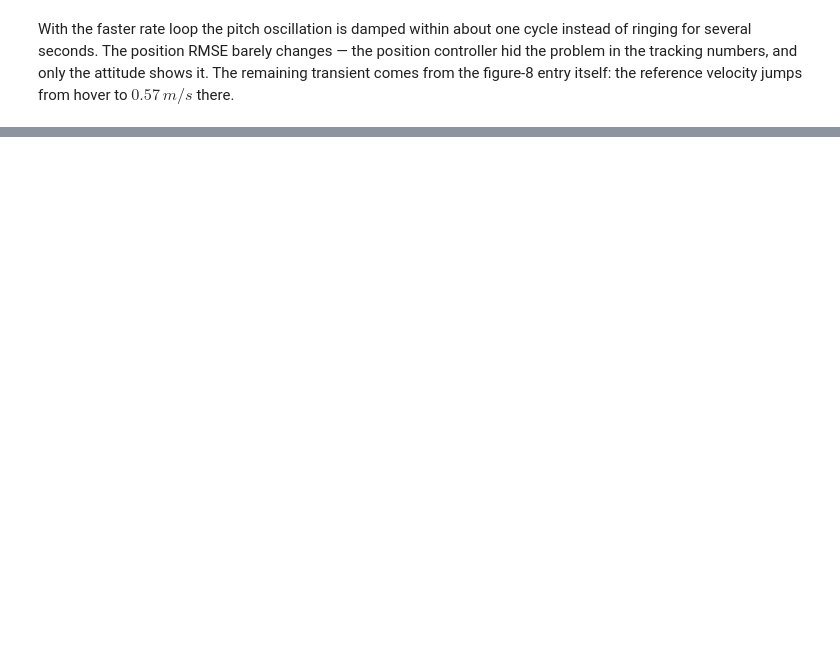
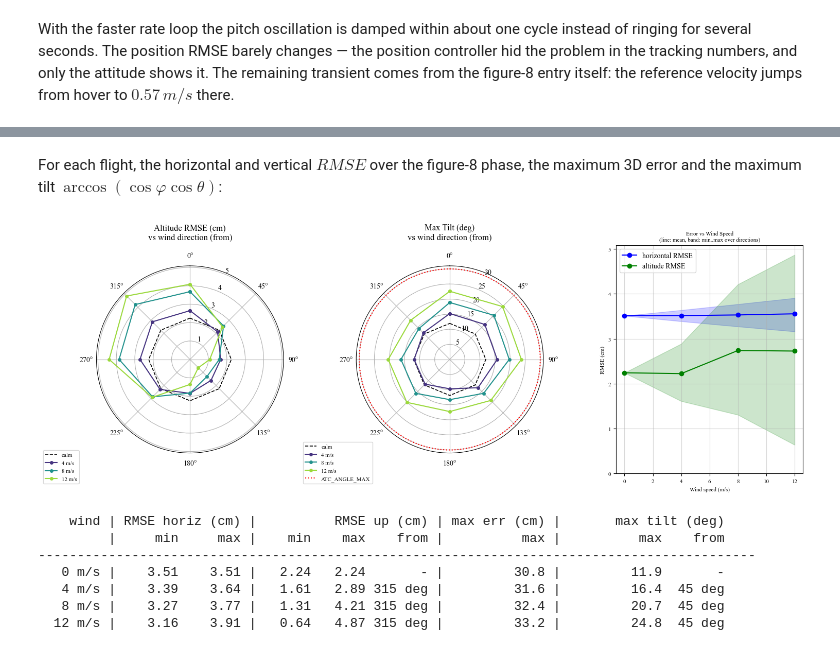
Before and after one commit to c4dynamics/c4dynamics, a Jupyter notebook: docs/source/programs/ardupilot_sim/ardupilot_fig8.ipynb, the cells around one changed output, grey strips where cells are left out. Cells and saved outputs as stored; diff of their text form; code cells hidden in the pictures; blank space fills up the shorter version.

```diff
--- a/docs/source/programs/ardupilot_sim/ardupilot_fig8.ipynb
+++ b/docs/source/programs/ardupilot_sim/ardupilot_fig8.ipynb
@@ -679,0 +767,54 @@ With the faster rate loop the pitch oscillation is damped within about one cycle
+# %% [markdown]
+For each flight, the horizontal and vertical $RMSE$ over the figure-8 phase, the maximum 3D error and the maximum tilt $\arccos(\cos\varphi\cos\theta)$:
+# %%
+%matplotlib widget
+
+fig = plt.figure(figsize=(15, 5.5))
+th = np.radians(np.append(directions, directions[0]))       # close the polar curves
+colors = plt.cm.viridis(np.linspace(0.15, 0.85, len(speeds)))
+angle_max = copter.params['ATC_ANGLE_MAX']
+
+for j, (key, scale, title) in enumerate([('rmse_up', 100, 'Altitude RMSE (cm)'), ('max_tilt', 1, 'Max Tilt (deg)')]):
+    ax = fig.add_subplot(1, 3, j + 1, projection='polar')
+    ax.set_theta_zero_location('N'); ax.set_theta_direction(-1)   # compass: N up, clockwise
+    ax.plot(th, np.full(th.shape, stats[0, 0][key] * scale), 'k--', lw=1.2, label='calm')
+    for s, col in zip(speeds, colors):
+        v = [stats[s, d][key] * scale for d in directions]
+        ax.plot(th, np.append(v, v[0]), 'o-', color=col, lw=1.5, ms=4, label=f'{s} m/s')
+    if key == 'max_tilt':
+        ax.plot(np.linspace(0, 2 * np.pi, 100), np.full(100, angle_max), 'r:', lw=1.5, label='ATC_ANGLE_MAX')
+    ax.set_title(f'{title}\nvs wind direction (from)', pad=18)
+    ax.set_rlim(0, None)
+    ax.legend(loc='lower left', bbox_to_anchor=(-0.3, -0.18), fontsize=8)
+
+ax = fig.add_subplot(1, 3, 3)
+for key, col, lab in [('rmse_h', 'b', 'horizontal RMSE'), ('rmse_up', 'g', 'altitude RMSE')]:
+    calm = stats[0, 0][key] * 100
+    v = np.array([[stats[s, d][key] for d in directions] for s in speeds]) * 100
+    ax.plot([0] + speeds, [calm] + list(v.mean(axis=1)), 'o-', color=col, label=lab)
+    ax.fill_between([0] + speeds, [calm] + list(v.min(axis=1)), [calm] + list(v.max(axis=1)), color=col, alpha=0.2)
+c4d.plotdefaults(ax, 'Error vs Wind Speed\n(line: mean, band: min..max over directions)', 'Wind speed (m/s)', 'RMSE (cm)', fontsize = 10)
+ax.set_ylim(0, None)
+ax.legend()
+plt.tight_layout()
+plt.show()
+
+print(f"{'wind':>8s} | {'RMSE horiz (cm)':>15s} | {'RMSE up (cm)':>21s} | {'max err (cm)':>12s} | {'max tilt (deg)':>20s}")
+print(f"{'':>8s} | {'min':>7s} {'max':>7s} | {'min':>6s} {'max':>6s} {'from':>7s} | {'max':>12s} | {'max':>12s} {'from':>7s}")
+print('-' * 92)
+for s in [0] + speeds:
+    ds  = [0] if s == 0 else list(directions)
+    col = lambda key: np.array([stats[s, d][key] for d in ds])
+    frm = lambda key: '-' if s == 0 else f'{ds[int(np.argmax(col(key)))]:3d} deg'
+    print(f"{s:4d} m/s | {col('rmse_h').min() * 100:7.2f} {col('rmse_h').max() * 100:7.2f} | "
+          f"{col('rmse_up').min() * 100:6.2f} {col('rmse_up').max() * 100:6.2f} {frm('rmse_up'):>7s} | "
+          f"{col('max_err').max() * 100:12.1f} | {col('max_tilt').max():12.1f} {frm('max_tilt'):>7s}")
+# %% [output]
+[figure, added]
+    wind | RMSE horiz (cm) |          RMSE up (cm) | max err (cm) |       max tilt (deg)
+         |     min     max |    min    max    from |          max |          max    from
+--------------------------------------------------------------------------------------------
+   0 m/s |    3.51    3.51 |   2.24   2.24       - |         30.8 |         11.9       -
+   4 m/s |    3.39    3.64 |   1.61   2.89 315 deg |         31.6 |         16.4  45 deg
+   8 m/s |    3.27    3.77 |   1.31   4.21 315 deg |         32.4 |         20.7  45 deg
+  12 m/s |    3.16    3.91 |   0.64   4.87 315 deg |         33.2 |         24.8  45 deg
```
Also changed, not shown: parts of 24 cells of this notebook, 10 other files.
